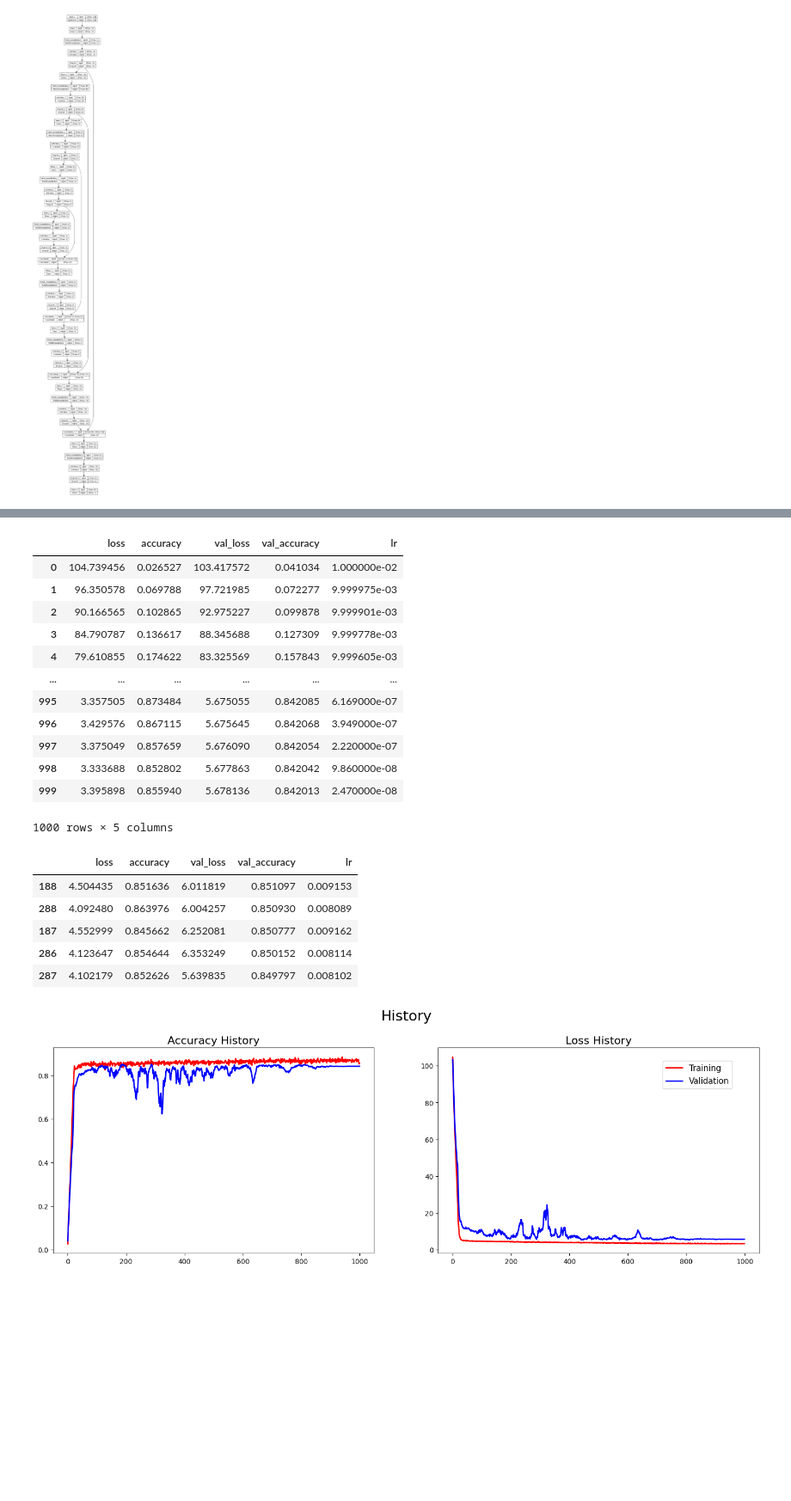
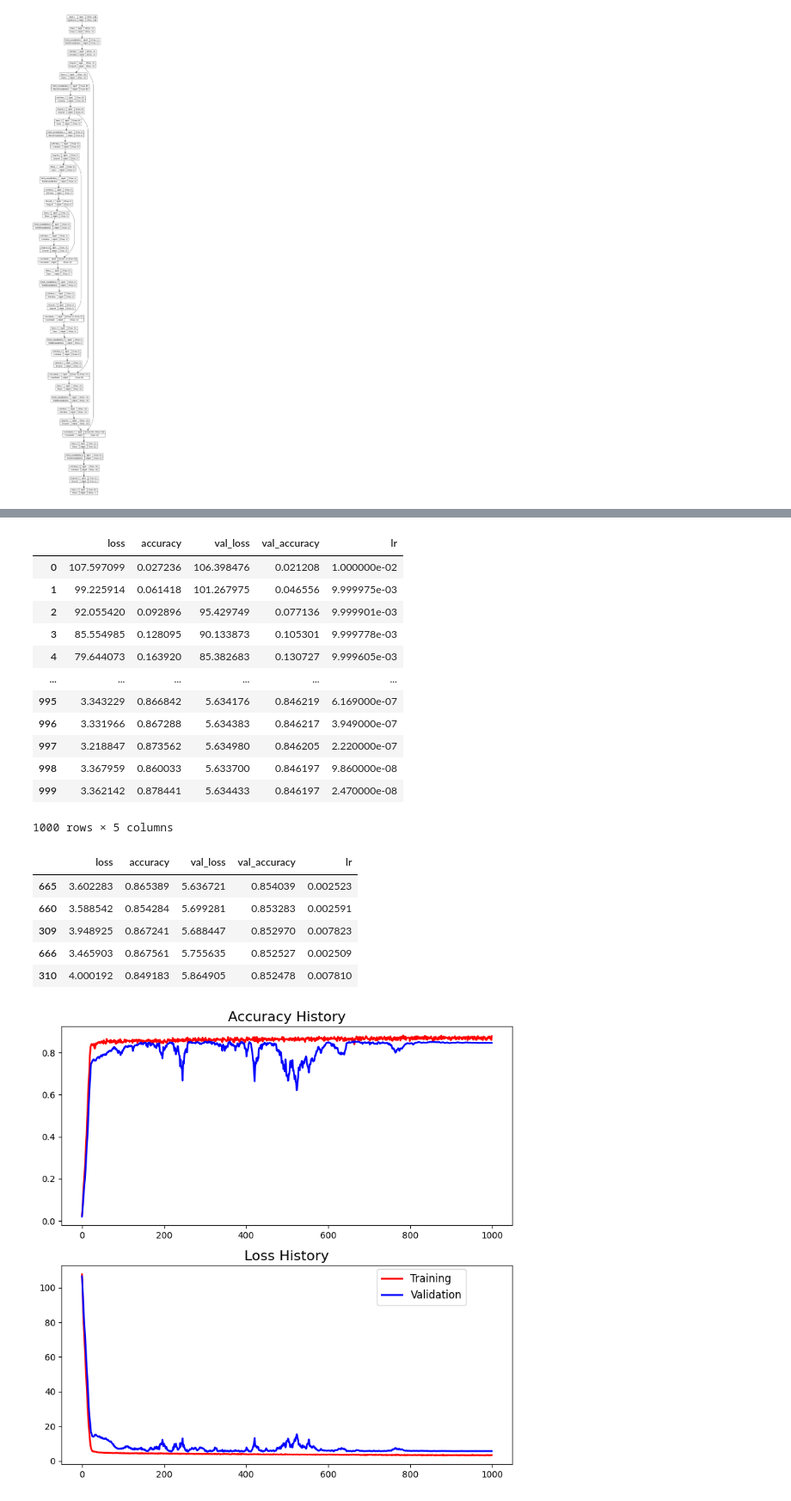
Before and after one commit to GPTeachersDay/TeamProject1, a Jupyter notebook: leeyeonjun/model/model1_pilot10/test1.ipynb, the cells around one changed output, grey strips where cells are left out. Shown: that part at 86% size. Saved outputs shown, nothing was run; the diff lists cells and outputs as text; code cells hidden in the pictures; blank space fills up the shorter version.

```diff
--- a/leeyeonjun/model/model1_pilot10/test1.ipynb
+++ b/leeyeonjun/model/model1_pilot10/test1.ipynb
@@ -57,6 +57,8 @@ import json
 csv_path = 'D:/coding/aib/GPTeachersDay/TeamProject1/leeyeonjun/Data/Regression_data.csv'
 EPOCHS = 1000
 MB_SIZE = 1024
+MONITOR = 'val_accuracy'
+TRAIN_RATIO = 0.8
 # %%
 # 필요한 함수 / 메소드 정의
 class EvalAccuracy(tf.keras.metrics.Metric):
@@ -93,7 +95,7 @@ class CustomCallback(keras.callbacks.Callback):
         if epoch % 10 == 0:
             print(f'{epoch} / ', end='')
 
-def load_data(csv_path, TRAIN_RATIO=0.8):
+def load_data(csv_path, TRAIN_RATIO=TRAIN_RATIO):
     global X, y, X_train, X_test, y_train, y_test, df
 
     # 데이터셋 로드
@@ -128,6 +130,10 @@ def load_data(csv_path, TRAIN_RATIO=0.8):
     return df, X, y, X_train, X_test, y_train, y_test
 
 def get_model(shape, dout=0.01):
+
+    np.random.seed(83)
+    tf.random.set_seed(83)
+
     regularizer=keras.regularizers.L1L2(l1=0.001, l2=0.001)
 
     inputs  = keras.Input(shape=shape)
@@ -212,7 +218,7 @@ keras.utils.plot_model(model, show_shapes=True, to_file='model1_model.png')
 [figure]
 # %%
 # 얼리스타핑
-earlystop = keras.callbacks.EarlyStopping(monitor='val_accuracy'
+earlystop = keras.callbacks.EarlyStopping(monitor=MONITOR
                                         , min_delta=0.000001
                                         , patience=EPOCHS//1)
 
@@ -220,7 +226,7 @@ earlystop = keras.callbacks.EarlyStopping(monitor='val_accuracy'
 checkpoint_path = 'model1.h5'
 checkpoint = keras.callbacks.ModelCheckpoint(
                                         checkpoint_path
-                                        , monitor='val_accuracy'
+                                        , monitor=MONITOR
                                         , verbose=0
                                         , save_best_only=True
                                         , save_weights_only=True)
@@ -273,47 +279,48 @@ model1_hist = pd.DataFrame(json_file)
 model1_hist
 # %% [output]
 |  | loss | accuracy | val_loss | val_accuracy | lr |
-| 0 | 104.739456 | 0.026527 | 103.417572 | 0.041034 | 1.000000e-02 |
-| 1 | 96.350578 | 0.069788 | 97.721985 | 0.072277 | 9.999975e-03 |
-| 2 | 90.166565 | 0.102865 | 92.975227 | 0.099878 | 9.999901e-03 |
-| 3 | 84.790787 | 0.136617 | 88.345688 | 0.127309 | 9.999778e-03 |
-| 4 | 79.610855 | 0.174622 | 83.325569 | 0.157843 | 9.999605e-03 |
+| 0 | 107.597099 | 0.027236 | 106.398476 | 0.021208 | 1.000000e-02 |
+| 1 | 99.225914 | 0.061418 | 101.267975 | 0.046556 | 9.999975e-03 |
+| 2 | 92.055420 | 0.092896 | 95.429749 | 0.077136 | 9.999901e-03 |
+| 3 | 85.554985 | 0.128095 | 90.133873 | 0.105301 | 9.999778e-03 |
+| 4 | 79.644073 | 0.163920 | 85.382683 | 0.130727 | 9.999605e-03 |
 | ... | ... | ... | ... | ... | ... |
-| 995 | 3.357505 | 0.873484 | 5.675055 | 0.842085 | 6.169000e-07 |
-| 996 | 3.429576 | 0.867115 | 5.675645 | 0.842068 | 3.949000e-07 |
-| 997 | 3.375049 | 0.857659 | 5.676090 | 0.842054 | 2.220000e-07 |
-| 998 | 3.333688 | 0.852802 | 5.677863 | 0.842042 | 9.860000e-08 |
-| 999 | 3.395898 | 0.855940 | 5.678136 | 0.842013 | 2.470000e-08 |
+| 995 | 3.343229 | 0.866842 | 5.634176 | 0.846219 | 6.169000e-07 |
+| 996 | 3.331966 | 0.867288 | 5.634383 | 0.846217 | 3.949000e-07 |
+| 997 | 3.218847 | 0.873562 | 5.634980 | 0.846205 | 2.220000e-07 |
+| 998 | 3.367959 | 0.860033 | 5.633700 | 0.846197 | 9.860000e-08 |
+| 999 | 3.362142 | 0.878441 | 5.634433 | 0.846197 | 2.470000e-08 |
 1000 rows × 5 columns
 # %%
-model1_hist.sort_values(by=['val_accuracy'], ascending=False).iloc[:5,:]
+# 최적모델 훈련기록 확인하기
+model1_hist.sort_values(by=[MONITOR], ascending=False).iloc[:5,:]
 # %% [output]
 |  | loss | accuracy | val_loss | val_accuracy | lr |
-| 188 | 4.504435 | 0.851636 | 6.011819 | 0.851097 | 0.009153 |
-| 288 | 4.092480 | 0.863976 | 6.004257 | 0.850930 | 0.008089 |
-| 187 | 4.552999 | 0.845662 | 6.252081 | 0.850777 | 0.009162 |
-| 286 | 4.123647 | 0.854644 | 6.353249 | 0.850152 | 0.008114 |
-| 287 | 4.102179 | 0.852626 | 5.639835 | 0.849797 | 0.008102 |
+| 665 | 3.602283 | 0.865389 | 5.636721 | 0.854039 | 0.002523 |
+| 660 | 3.588542 | 0.854284 | 5.699281 | 0.853283 | 0.002591 |
+| 309 | 3.948925 | 0.867241 | 5.688447 | 0.852970 | 0.007823 |
+| 666 | 3.465903 | 0.867561 | 5.755635 | 0.852527 | 0.002509 |
+| 310 | 4.000192 | 0.849183 | 5.864905 | 0.852478 | 0.007810 |
 # %%
-fig = plt.figure(figsize=(16, 6))
-fig.suptitle('History', fontsize = 21)
+fig = plt.figure(figsize=(8, 10))
+# fig.suptitle('History', fontsize = 21)
 
 # Accuracy Plot
-ax = plt.subplot(1, 2, 1)
+ax = plt.subplot(2, 1, 1)
 plt.title(f'Accuracy History', fontsize = 16, y = 1)
 plt.plot(history.history["accuracy"], color='r', linewidth=2, label="Training")
 plt.plot(history.history["val_accuracy"], color='b', linewidth=2, label="Validation")
 
 # Loss Plot
-ax = plt.subplot(1, 2, 2)
+ax = plt.subplot(2, 1, 2)
 plt.title(f'Loss History', fontsize = 16, y = 1)
 plt.plot(history.history["loss"], color='r', linewidth=2, label="Training")
 plt.plot(history.history["val_loss"], color='b', linewidth=2, label="Validation")
 
 plt.legend(fontsize=12, loc=(0.7, 0.8))
 plt.subplots_adjust(right=0.95, left=0.05, top=0.85, bottom=0.15, wspace=0.2, hspace=0.2)
 plt.show()
 
 fig.savefig('model1_history.png', dpi=80, bbox_inches='tight')
 # %% [output]
-[figure, old version]
+[figure, new version]
```
Also changed, not shown: parts of 1 cell of this notebook, 11 other files.
